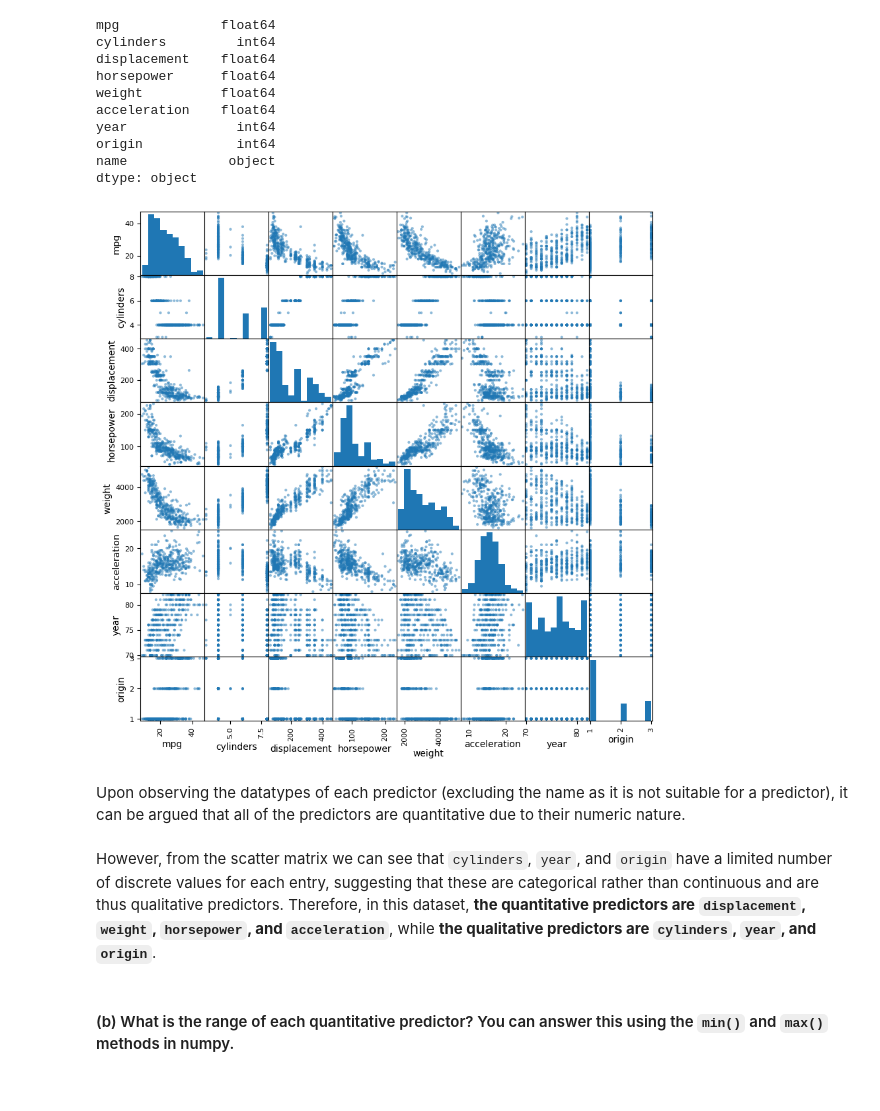
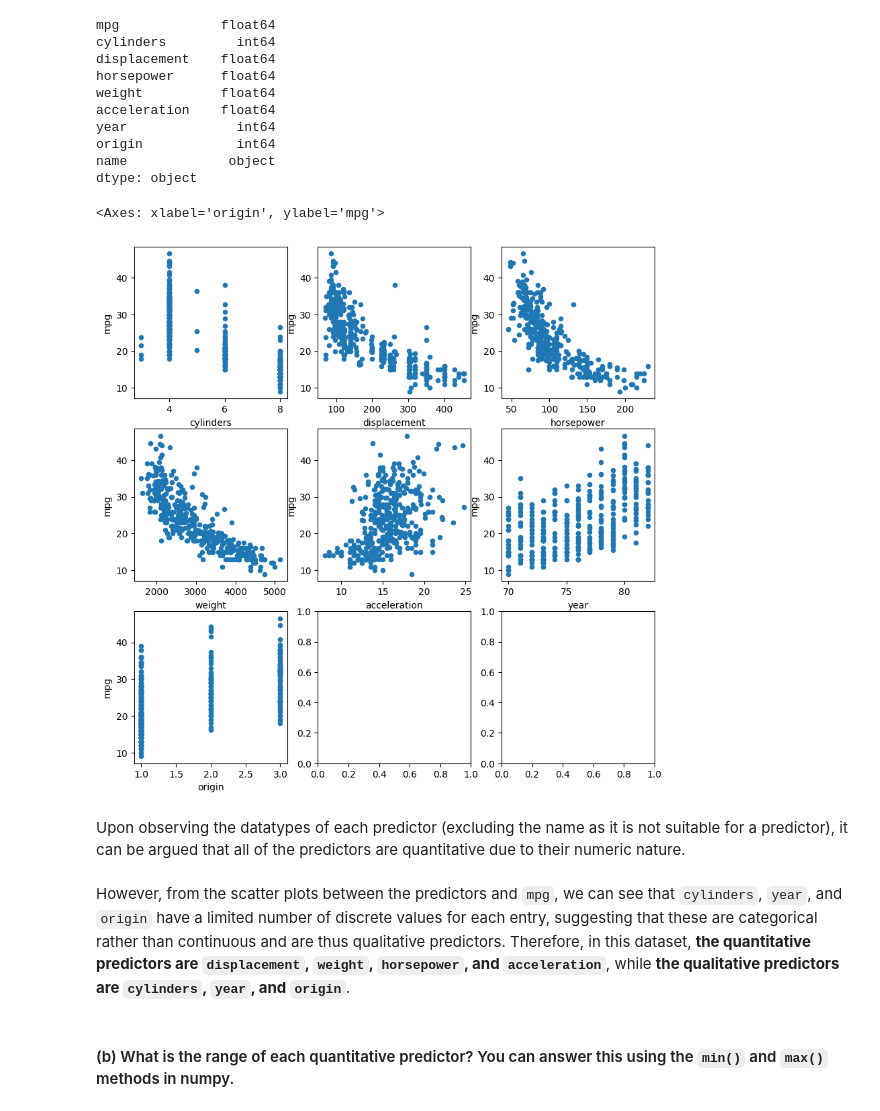
Before and after one commit to haily835/Comp-8590-Statistical-Learning, a Jupyter notebook: Assignment 1/Question 3 Applied.ipynb, the cells around one changed output. Drawn from its saved outputs; the diff is of its cells as text; code cells hidden in the pictures.

Commit message:
Updated Question 3
Added scatter plots instead of a scatter matrix for question a

```diff
--- a/Assignment 1/Question 3 Applied.ipynb
+++ b/Assignment 1/Question 3 Applied.ipynb
@@ -33,14 +35,25 @@ year              int64
 origin            int64
 name             object
 dtype: object
-# %%
-pd.plotting.scatter_matrix(Auto, figsize=(10, 10));
-# %% [output]
-[figure, removed]
+# %%
+fig, axes = subplots(ncols=3, nrows=3, figsize=(10, 10))
+
+Auto.plot.scatter('cylinders', 'mpg', ax=axes[0, 0])
+Auto.plot.scatter('displacement', 'mpg', ax=axes[0, 1])
+Auto.plot.scatter('horsepower', 'mpg', ax=axes[0, 2])
+
+Auto.plot.scatter('weight', 'mpg', ax=axes[1, 0])
+Auto.plot.scatter('acceleration', 'mpg', ax=axes[1, 1])
+Auto.plot.scatter('year', 'mpg', ax=axes[1, 2])
+
+Auto.plot.scatter('origin', 'mpg', ax=axes[2, 0])
+# %% [output]
+<Axes: xlabel='origin', ylabel='mpg'>
+[figure, added]
 # %% [markdown]
 Upon observing the datatypes of each predictor (excluding the name as it is not suitable for a predictor), it can be argued that all of the predictors are quantitative due to their numeric nature.
 # %% [markdown]
-However, from the scatter matrix we can see that `cylinders`, `year`, and `origin` have a limited number of discrete values for each entry, suggesting that these are categorical rather than continuous and are thus qualitative predictors.
+However, from the scatter plots between the predictors and `mpg`, we can see that `cylinders`, `year`, and `origin` have a limited number of discrete values for each entry, suggesting that these are categorical rather than continuous and are thus qualitative predictors.
 Therefore, in this dataset, **the quantitative predictors are `displacement`, `weight`, `horsepower`, and `acceleration`**, while **the qualitative predictors are `cylinders`, `year`, and `origin`**.
 # %% [markdown]
 #### (b) What is the range of each quantitative predictor? You can answer this using the `min()` and `max()` methods in numpy.
```
Also changed, not shown: parts of 3 cells of this notebook.
